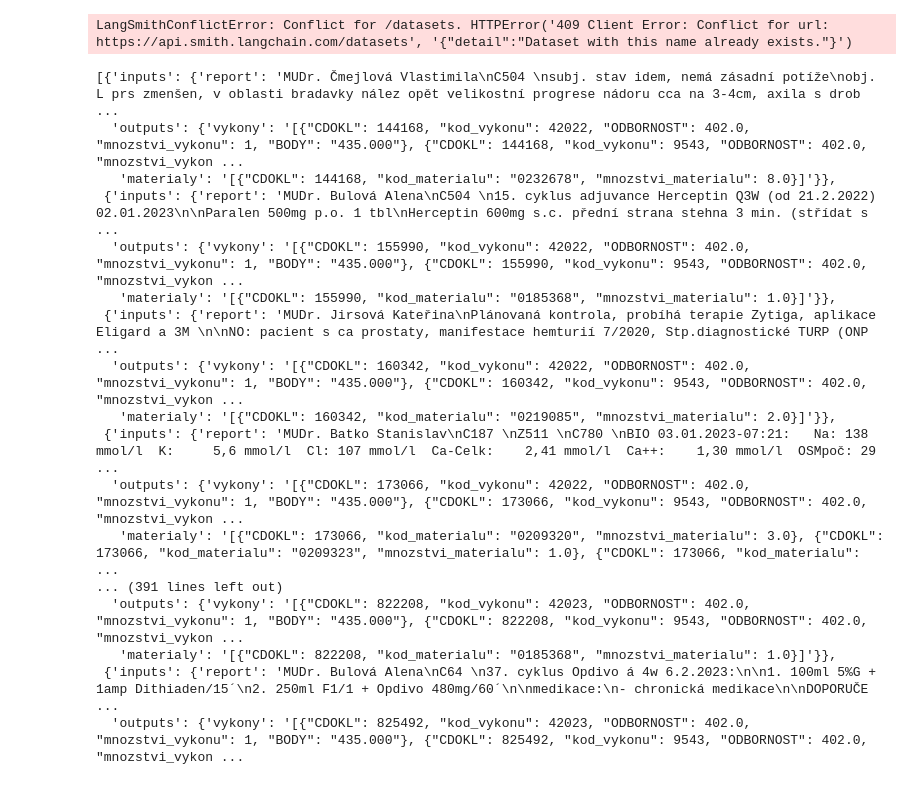
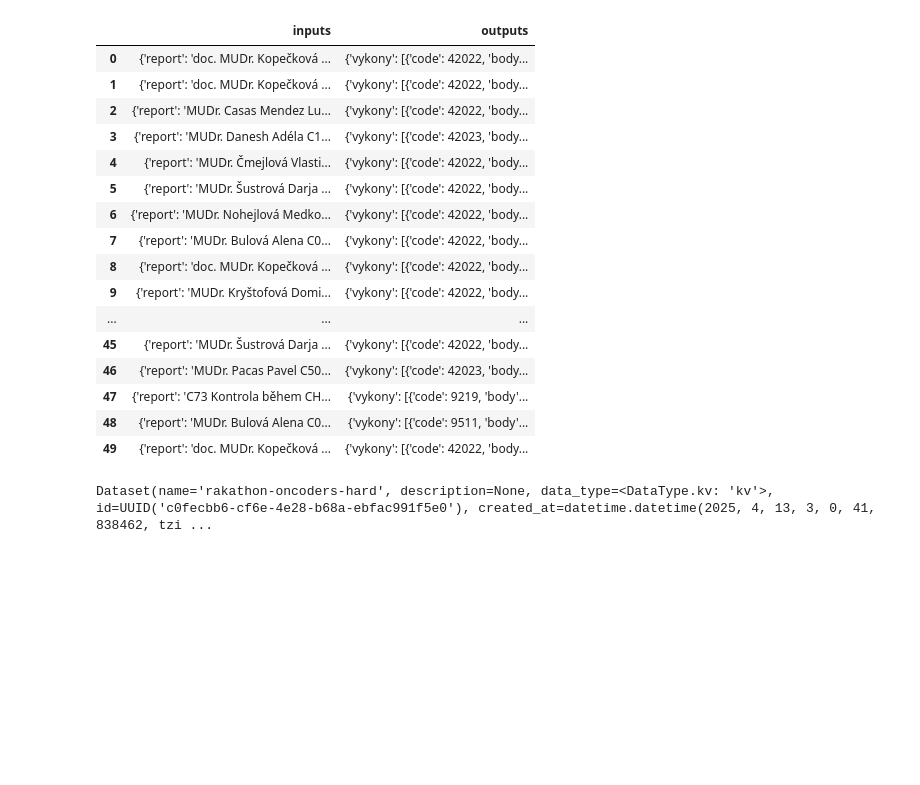
Before and after one commit to rmilosic/cody, a Jupyter notebook: david.import.ipynb, the cells around one changed output. Cells and saved outputs as stored; diff of their text form; code cells hidden in the pictures; blank space fills up the shorter version.

Commit message:
Redo import data

```diff
--- a/david.import.ipynb
+++ b/david.import.ipynb
@@ -137,23 +137,51 @@ display(res)
 66384 rows × 6 columns
 # %%
 import math
-import json
+
 
 result = []
 for i in range(len(res)):
     contents = res.iloc[i]["contents"]
     vykony = res.iloc[i]["vykony"]
     materialy = res.iloc[i]["materialy"]
 
     input = {"report": "\n".join(contents)}
-    output = {"vykony": json.dumps(list(vykony)), "materialy": json.dumps(list(materialy))}
-    result.append({"inputs": input, "outputs": output})
+    if len(vykony) > 1:
+        result.append(
+            {
+                "inputs": input,
+                "outputs": {
+                    "vykony": list(
+                        {"code": x["kod_vykonu"], "body": x["BODY"]} for x in vykony
+                    )
+                },
+            }
+        )
 
 evalset = pd.DataFrame(result)
-threadshold = math.floor(len(evalset) * 0.005)
-training, test = evalset.iloc[:threadshold], evalset.iloc[threadshold:]
+evalset = evalset.sample(frac=1).reset_index(drop=True)[:50]
 
-assert len(training) + len(test) == len(evalset)
+# assert len(training) + len(test) == len(evalset)
+
+evalset
+# %% [output]
+|  | inputs | outputs |
+| 0 | {'report': 'doc. MUDr. Kopečková ... | {'vykony': [{'code': 42022, 'body... |
+| 1 | {'report': 'doc. MUDr. Kopečková ... | {'vykony': [{'code': 42022, 'body... |
+| 2 | {'report': 'MUDr. Casas Mendez Lu... | {'vykony': [{'code': 42022, 'body... |
+| 3 | {'report': 'MUDr. Danesh Adéla C1... | {'vykony': [{'code': 42023, 'body... |
+| 4 | {'report': 'MUDr. Čmejlová Vlasti... | {'vykony': [{'code': 42022, 'body... |
+| 5 | {'report': 'MUDr. Šustrová Darja ... | {'vykony': [{'code': 42022, 'body... |
+| 6 | {'report': 'MUDr. Nohejlová Medko... | {'vykony': [{'code': 42022, 'body... |
+| 7 | {'report': 'MUDr. Bulová Alena C0... | {'vykony': [{'code': 42022, 'body... |
+| 8 | {'report': 'doc. MUDr. Kopečková ... | {'vykony': [{'code': 42022, 'body... |
+| 9 | {'report': 'MUDr. Kryštofová Domi... | {'vykony': [{'code': 42022, 'body... |
+| ... | ... | ... |
+| 45 | {'report': 'MUDr. Šustrová Darja ... | {'vykony': [{'code': 42022, 'body... |
+| 46 | {'report': 'MUDr. Pacas Pavel C50... | {'vykony': [{'code': 42023, 'body... |
+| 47 | {'report': 'C73 Kontrola během CH... | {'vykony': [{'code': 9219, 'body'... |
+| 48 | {'report': 'MUDr. Bulová Alena C0... | {'vykony': [{'code': 9511, 'body'... |
+| 49 | {'report': 'doc. MUDr. Kopečková ... | {'vykony': [{'code': 42022, 'body... |
 # %%
 from dotenv import load_dotenv
 from langsmith import Client
@@ -164,30 +192,10 @@ load_dotenv()
 client = Client()
 # %%
 client.create_dataset(
-    dataset_name="rakathon-oncoders",
+    dataset_name="rakathon-oncoders-hard",
 )
 # %% [output]
-LangSmithConflictError: Conflict for /datasets. HTTPError('409 Client Error: Conflict for url: https://api.smith.langchain.com/datasets', '{"detail":"Dataset with this name already exists."}')
+Dataset(name='rakathon-oncoders-hard', description=None, data_type=<DataType.kv: 'kv'>, id=UUID('c0fecbb6-cf6e-4e28-b68a-ebfac991f5e0'), created_at=datetime.datetime(2025, 4, 13, 3, 0, 41, 838462, tzi ...
-# %%
-training.to_dict(orient="records")
-# %% [output]
-[{'inputs': {'report': 'MUDr. Čmejlová Vlastimila\nC504 \nsubj. stav idem, nemá zásadní potíže\nobj.  L prs zmenšen, v oblasti bradavky nález opět velikostní progrese nádoru cca na 3-4cm, axila s drob ...
-  'outputs': {'vykony': '[{"CDOKL": 144168, "kod_vykonu": 42022, "ODBORNOST": 402.0, "mnozstvi_vykonu": 1, "BODY": "435.000"}, {"CDOKL": 144168, "kod_vykonu": 9543, "ODBORNOST": 402.0, "mnozstvi_vykon ...
-   'materialy': '[{"CDOKL": 144168, "kod_materialu": "0232678", "mnozstvi_materialu": 8.0}]'}},
- {'inputs': {'report': 'MUDr. Bulová Alena\nC504 \n15. cyklus adjuvance Herceptin Q3W (od 21.2.2022) 02.01.2023\n\nParalen 500mg p.o. 1 tbl\nHerceptin 600mg s.c. přední strana stehna 3 min. (střídat s ...
-  'outputs': {'vykony': '[{"CDOKL": 155990, "kod_vykonu": 42022, "ODBORNOST": 402.0, "mnozstvi_vykonu": 1, "BODY": "435.000"}, {"CDOKL": 155990, "kod_vykonu": 9543, "ODBORNOST": 402.0, "mnozstvi_vykon ...
-   'materialy': '[{"CDOKL": 155990, "kod_materialu": "0185368", "mnozstvi_materialu": 1.0}]'}},
- {'inputs': {'report': 'MUDr. Jirsová Kateřina\nPlánovaná kontrola, probíhá terapie Zytiga, aplikace Eligard a 3M \n\nNO: pacient s ca prostaty, manifestace hemturií 7/2020, Stp.diagnostické TURP (ONP ...
-  'outputs': {'vykony': '[{"CDOKL": 160342, "kod_vykonu": 42022, "ODBORNOST": 402.0, "mnozstvi_vykonu": 1, "BODY": "435.000"}, {"CDOKL": 160342, "kod_vykonu": 9543, "ODBORNOST": 402.0, "mnozstvi_vykon ...
-   'materialy': '[{"CDOKL": 160342, "kod_materialu": "0219085", "mnozstvi_materialu": 2.0}]'}},
- {'inputs': {'report': 'MUDr. Batko Stanislav\nC187 \nZ511 \nC780 \nBIO 03.01.2023-07:21:   Na: 138 mmol/l  K:     5,6 mmol/l  Cl: 107 mmol/l  Ca-Celk:    2,41 mmol/l  Ca++:    1,30 mmol/l  OSMpoč: 29 ...
-  'outputs': {'vykony': '[{"CDOKL": 173066, "kod_vykonu": 42022, "ODBORNOST": 402.0, "mnozstvi_vykonu": 1, "BODY": "435.000"}, {"CDOKL": 173066, "kod_vykonu": 9543, "ODBORNOST": 402.0, "mnozstvi_vykon ...
-   'materialy': '[{"CDOKL": 173066, "kod_materialu": "0209320", "mnozstvi_materialu": 3.0}, {"CDOKL": 173066, "kod_materialu": "0209323", "mnozstvi_materialu": 1.0}, {"CDOKL": 173066, "kod_materialu": ...
-... (391 lines left out)
-  'outputs': {'vykony': '[{"CDOKL": 822208, "kod_vykonu": 42023, "ODBORNOST": 402.0, "mnozstvi_vykonu": 1, "BODY": "435.000"}, {"CDOKL": 822208, "kod_vykonu": 9543, "ODBORNOST": 402.0, "mnozstvi_vykon ...
-   'materialy': '[{"CDOKL": 822208, "kod_materialu": "0185368", "mnozstvi_materialu": 1.0}]'}},
- {'inputs': {'report': 'MUDr. Bulová Alena\nC64 \n37. cyklus Opdivo á 4w 6.2.2023:\n\n1. 100ml 5%G + 1amp Dithiaden/15´\n2. 250ml F1/1 + Opdivo 480mg/60´\n\nmedikace:\n- chronická medikace\n\nDOPORUČE ...
-  'outputs': {'vykony': '[{"CDOKL": 825492, "kod_vykonu": 42023, "ODBORNOST": 402.0, "mnozstvi_vykonu": 1, "BODY": "435.000"}, {"CDOKL": 825492, "kod_vykonu": 9543, "ODBORNOST": 402.0, "mnozstvi_vykon ...
 # %%
 from dotenv import load_dotenv
 from langsmith import Client
```
Also changed, not shown: parts of 2 cells of this notebook.
